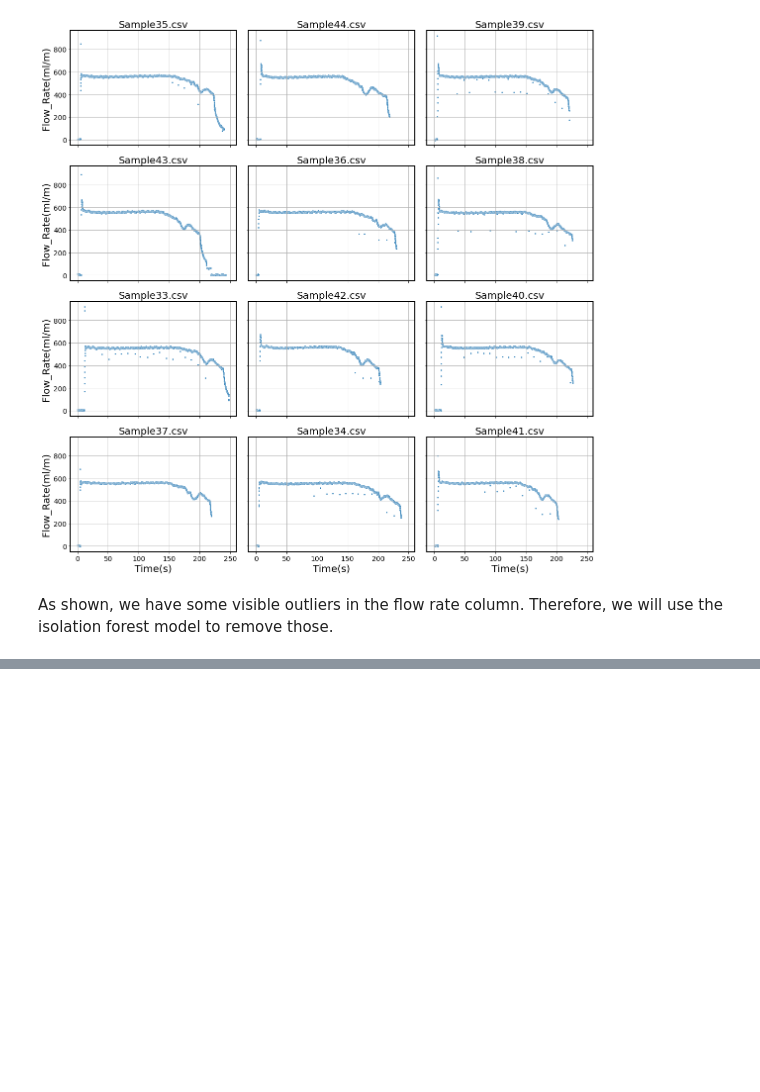
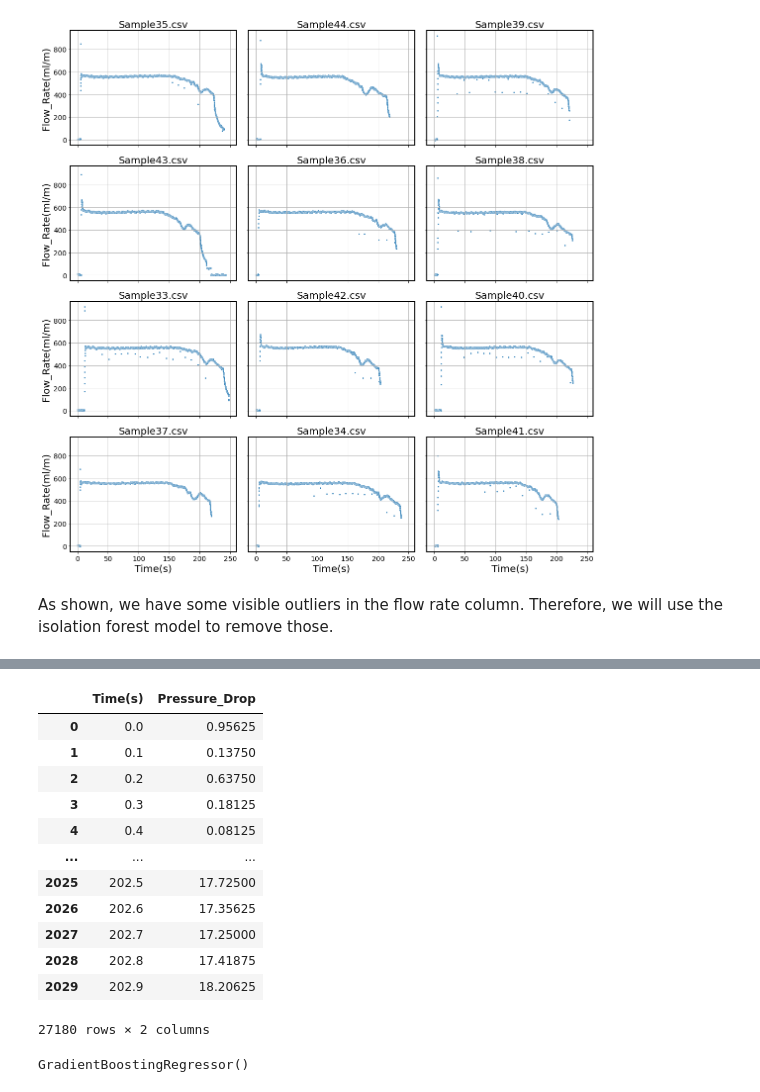
Before and after one commit to AddisonAV/DataChallenge2020, a Jupyter notebook: main.ipynb, the cells around one changed output, grey strips where cells are left out. Saved outputs shown, nothing was run; the diff lists cells and outputs as text; code cells hidden in the pictures; blank space fills up the shorter version.

```diff
--- a/main.ipynb
+++ b/main.ipynb
@@ -175,0 +199,23 @@ KeyError: 'Upstream_Pressure(psi)'
+# %%
+df_full
+# %% [output]
+|  | Time(s) | Pressure_Drop |
+| 0 | 0.0 | 0.95625 |
+| 1 | 0.1 | 0.13750 |
+| 2 | 0.2 | 0.63750 |
+| 3 | 0.3 | 0.18125 |
+| 4 | 0.4 | 0.08125 |
+| ... | ... | ... |
+| 2025 | 202.5 | 17.72500 |
+| 2026 | 202.6 | 17.35625 |
+| 2027 | 202.7 | 17.25000 |
+| 2028 | 202.8 | 17.41875 |
+| 2029 | 202.9 | 18.20625 |
+27180 rows × 2 columns
+# %%
+from sklearn.ensemble import GradientBoostingRegressor
+
+regr = GradientBoostingRegressor()
+regr.fit(df_full, labels)
+# %% [output]
+GradientBoostingRegressor()
```
Also changed, not shown: parts of 38 cells of this notebook, 36 other files.
